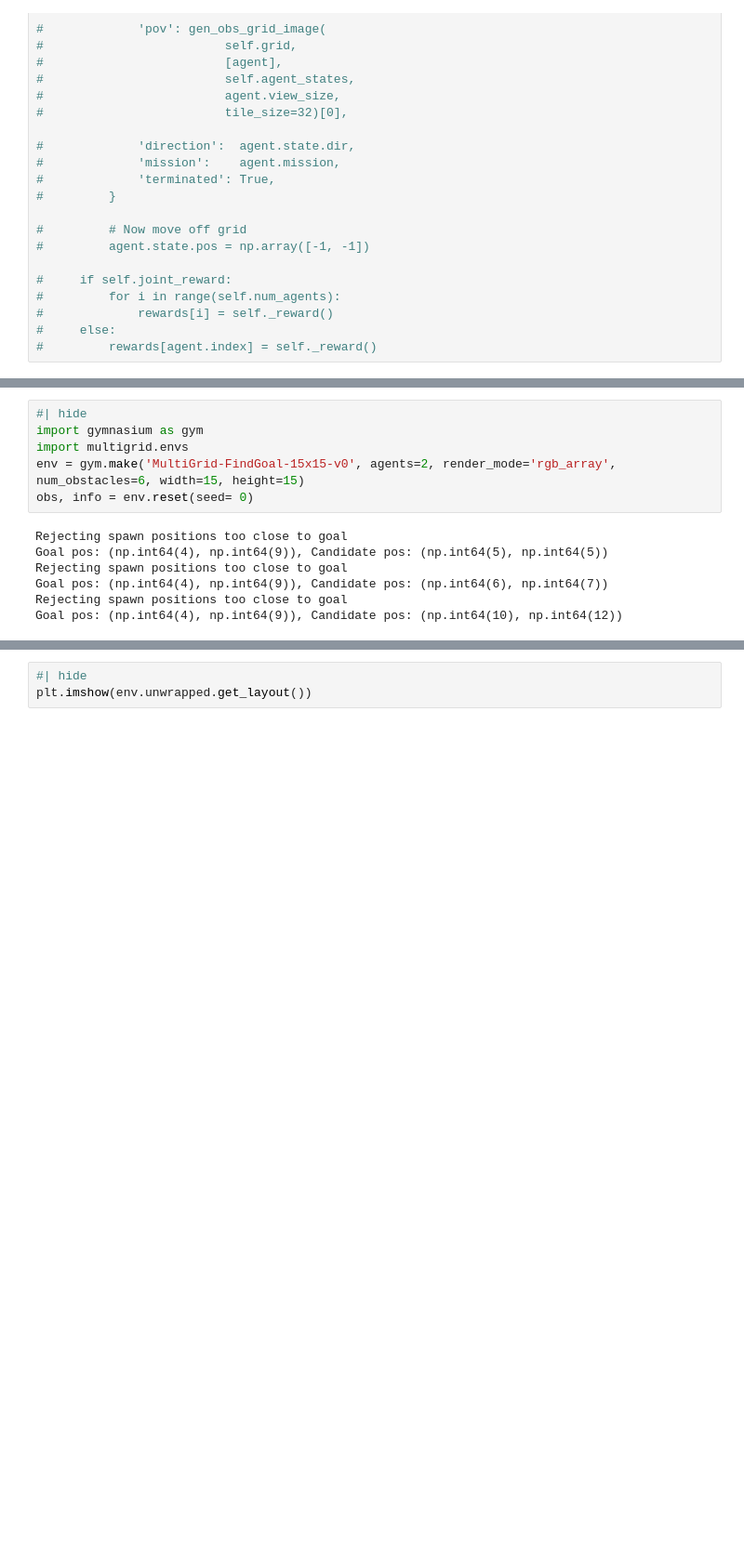
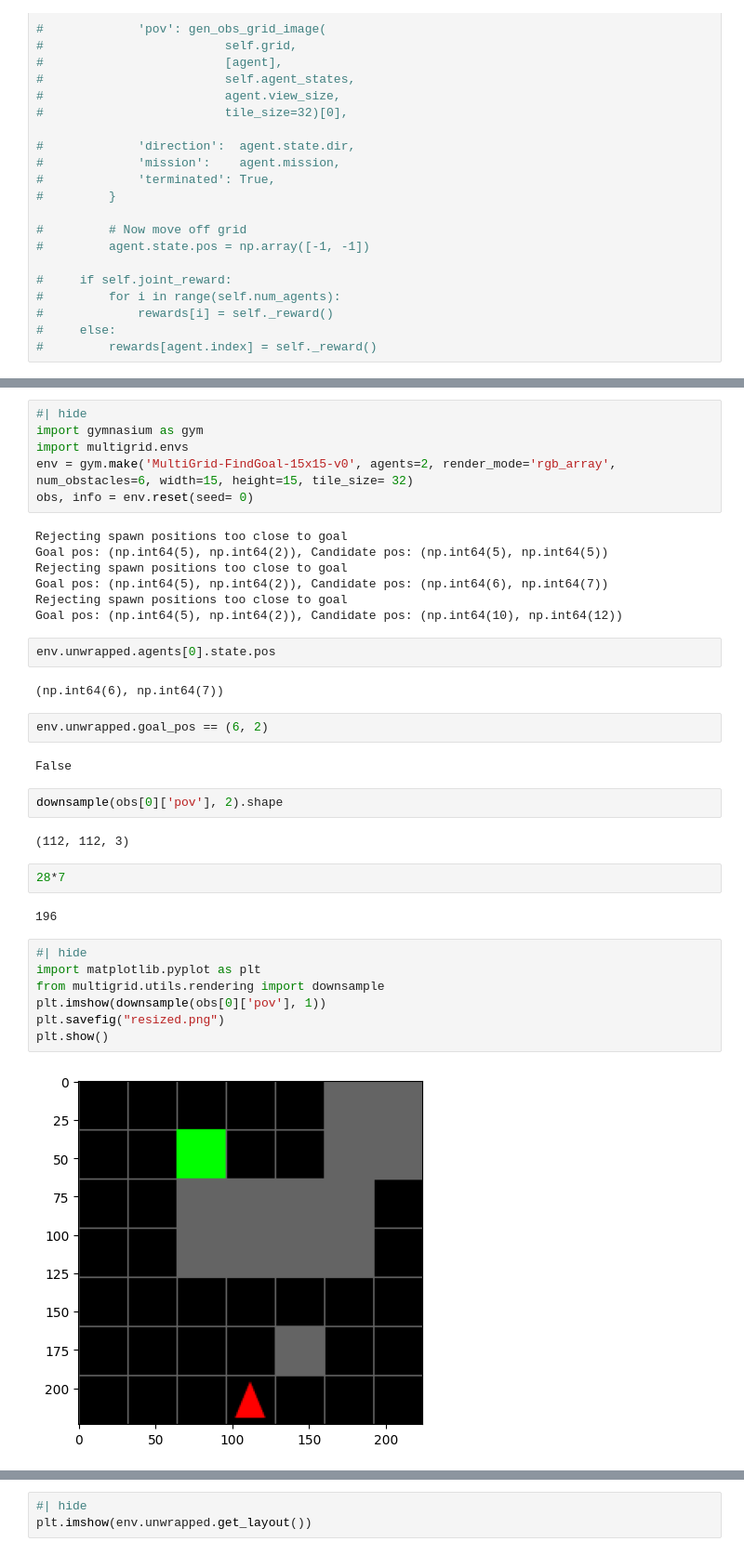
Before and after one commit to Ahmed-Khaled-Saleh/multigrid, a Jupyter notebook: nbs/02h_envs.find_goal.ipynb, the cells around one changed output, grey strips where cells are left out. Shown at 93% size. Drawn from its saved outputs; the diff is of its cells as text; blank space fills up the shorter version.

```diff
--- a/nbs/02h_envs.find_goal.ipynb
+++ b/nbs/02h_envs.find_goal.ipynb
@@ -612,15 +612,40 @@ def get_goal_state(
 #| hide
 import gymnasium as gym
 import multigrid.envs
-env = gym.make('MultiGrid-FindGoal-15x15-v0', agents=2, render_mode='rgb_array', num_obstacles=6, width=15, height=15)
+env = gym.make('MultiGrid-FindGoal-15x15-v0', agents=2, render_mode='rgb_array', num_obstacles=6, width=15, height=15, tile_size= 32)
 obs, info = env.reset(seed= 0)
 # %% [output]
 Rejecting spawn positions too close to goal
-Goal pos: (np.int64(4), np.int64(9)), Candidate pos: (np.int64(5), np.int64(5))
+Goal pos: (np.int64(5), np.int64(2)), Candidate pos: (np.int64(5), np.int64(5))
 Rejecting spawn positions too close to goal
-Goal pos: (np.int64(4), np.int64(9)), Candidate pos: (np.int64(6), np.int64(7))
+Goal pos: (np.int64(5), np.int64(2)), Candidate pos: (np.int64(6), np.int64(7))
 Rejecting spawn positions too close to goal
-Goal pos: (np.int64(4), np.int64(9)), Candidate pos: (np.int64(10), np.int64(12))
+Goal pos: (np.int64(5), np.int64(2)), Candidate pos: (np.int64(10), np.int64(12))
+# %%
+env.unwrapped.agents[0].state.pos
+# %% [output]
+(np.int64(6), np.int64(7))
+# %%
+env.unwrapped.goal_pos == (6, 2)
+# %% [output]
+False
+# %%
+downsample(obs[0]['pov'], 2).shape
+# %% [output]
+(112, 112, 3)
+# %%
+28*7
+# %% [output]
+196
+# %%
+#| hide
+import matplotlib.pyplot as plt
+from multigrid.utils.rendering import downsample
+plt.imshow(downsample(obs[0]['pov'], 1))
+plt.savefig("resized.png")
+plt.show()
+# %% [output]
+[figure, added]
 # %%
 #| hide
 import matplotlib.pyplot as plt
```
Also changed, not shown: parts of 5 cells of this notebook, 4 other files.
